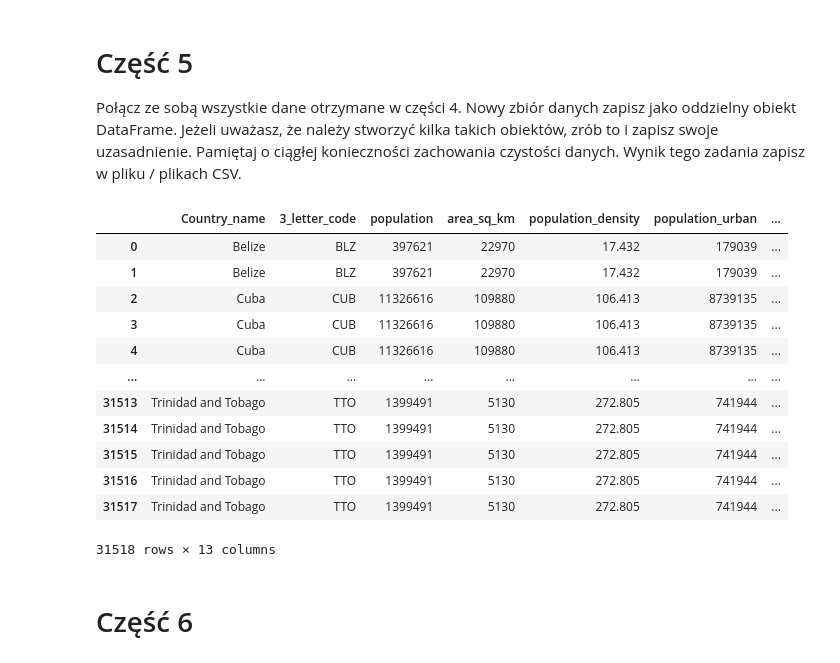
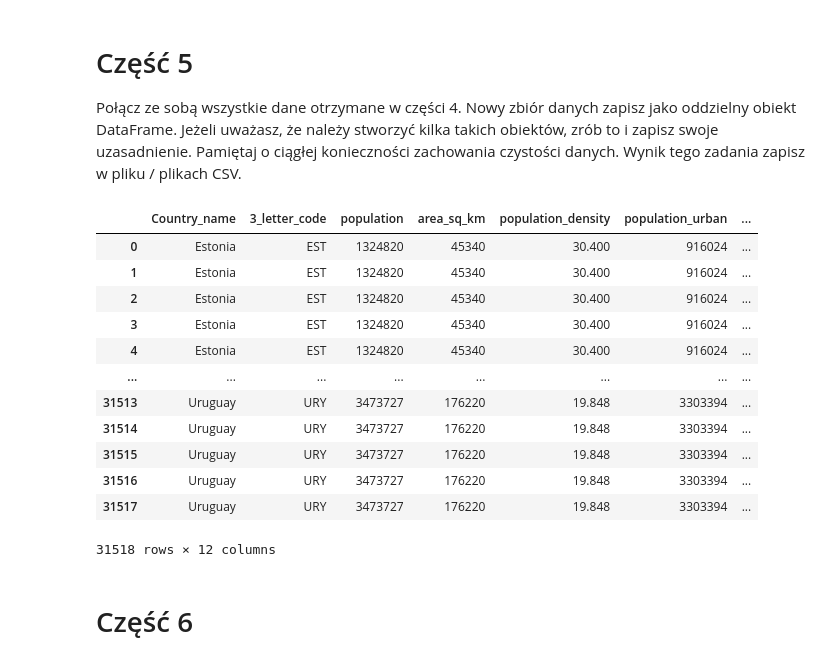
Before and after one commit to AbsZeroO/big-data, a Jupyter notebook: Poziom_1/Poziom1.ipynb, the cells around one changed output. Drawn from its saved outputs; the diff is of its cells as text; code cells hidden in the pictures.

```diff
--- a/Poziom_1/Poziom1.ipynb
+++ b/Poziom_1/Poziom1.ipynb
@@ -548,25 +548,24 @@ display(investment_in_vaccines)
 Połącz ze sobą wszystkie dane otrzymane w części 4. Nowy zbiór danych zapisz jako oddzielny obiekt DataFrame. Jeżeli uważasz, że należy stworzyć kilka takich obiektów, zrób to i zapisz swoje uzasadnienie. Pamiętaj o ciągłej konieczności zachowania czystości danych. Wynik tego zadania zapisz w pliku / plikach CSV.
 # %%
 merge = pd.merge(country_data, covid_statistic, on=['3_letter_code'])
-merge = pd.merge(merge, covid_statistic, on=['date', '3_letter_code'])
 merge = pd.merge(merge, covid_trend_analysis, on=['date', '3_letter_code'])
 merge = pd.merge(merge, investment_in_vaccines, on=['date', '3_letter_code'])
 merge.to_csv("wyniki\\merge_all_data_from_4.csv", index=False)
 merge
 # %% [output]
 |  | Country_name | 3_letter_code | population | area_sq_km | population_density | population_urban | ... |
-| 0 | Belize | BLZ | 397621 | 22970 | 17.432 | 179039 | ... |
-| 1 | Belize | BLZ | 397621 | 22970 | 17.432 | 179039 | ... |
-| 2 | Cuba | CUB | 11326616 | 109880 | 106.413 | 8739135 | ... |
-| 3 | Cuba | CUB | 11326616 | 109880 | 106.413 | 8739135 | ... |
-| 4 | Cuba | CUB | 11326616 | 109880 | 106.413 | 8739135 | ... |
+| 0 | Estonia | EST | 1324820 | 45340 | 30.400 | 916024 | ... |
+| 1 | Estonia | EST | 1324820 | 45340 | 30.400 | 916024 | ... |
+| 2 | Estonia | EST | 1324820 | 45340 | 30.400 | 916024 | ... |
+| 3 | Estonia | EST | 1324820 | 45340 | 30.400 | 916024 | ... |
+| 4 | Estonia | EST | 1324820 | 45340 | 30.400 | 916024 | ... |
 | ... | ... | ... | ... | ... | ... | ... | ... |
-| 31513 | Trinidad and Tobago | TTO | 1399491 | 5130 | 272.805 | 741944 | ... |
-| 31514 | Trinidad and Tobago | TTO | 1399491 | 5130 | 272.805 | 741944 | ... |
-| 31515 | Trinidad and Tobago | TTO | 1399491 | 5130 | 272.805 | 741944 | ... |
-| 31516 | Trinidad and Tobago | TTO | 1399491 | 5130 | 272.805 | 741944 | ... |
-| 31517 | Trinidad and Tobago | TTO | 1399491 | 5130 | 272.805 | 741944 | ... |
+| 31513 | Uruguay | URY | 3473727 | 176220 | 19.848 | 3303394 | ... |
+| 31514 | Uruguay | URY | 3473727 | 176220 | 19.848 | 3303394 | ... |
+| 31515 | Uruguay | URY | 3473727 | 176220 | 19.848 | 3303394 | ... |
+| 31516 | Uruguay | URY | 3473727 | 176220 | 19.848 | 3303394 | ... |
+| 31517 | Uruguay | URY | 3473727 | 176220 | 19.848 | 3303394 | ... |
-31518 rows × 13 columns
+31518 rows × 12 columns
 # %% [markdown]
 # Część 6
 # %% [markdown]
```
Also changed, not shown: parts of 15 cells of this notebook.
